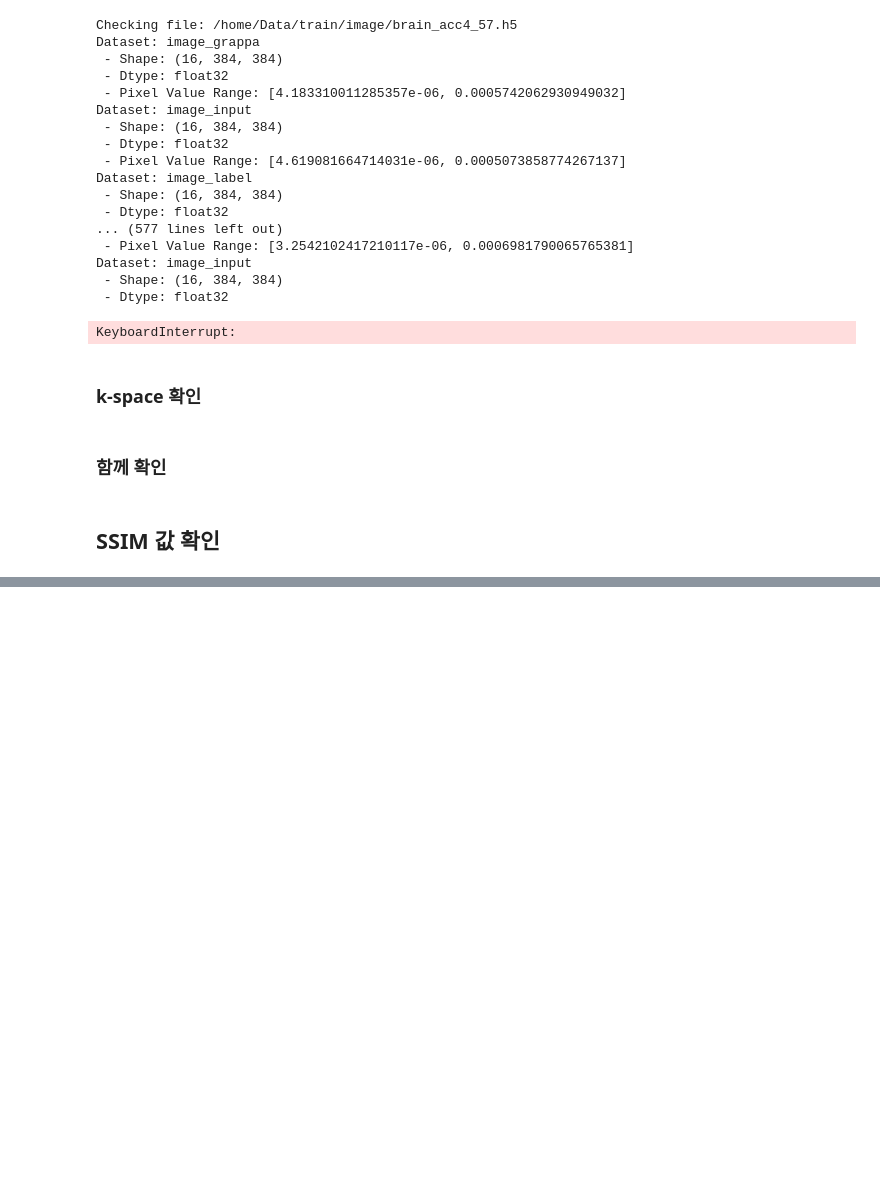
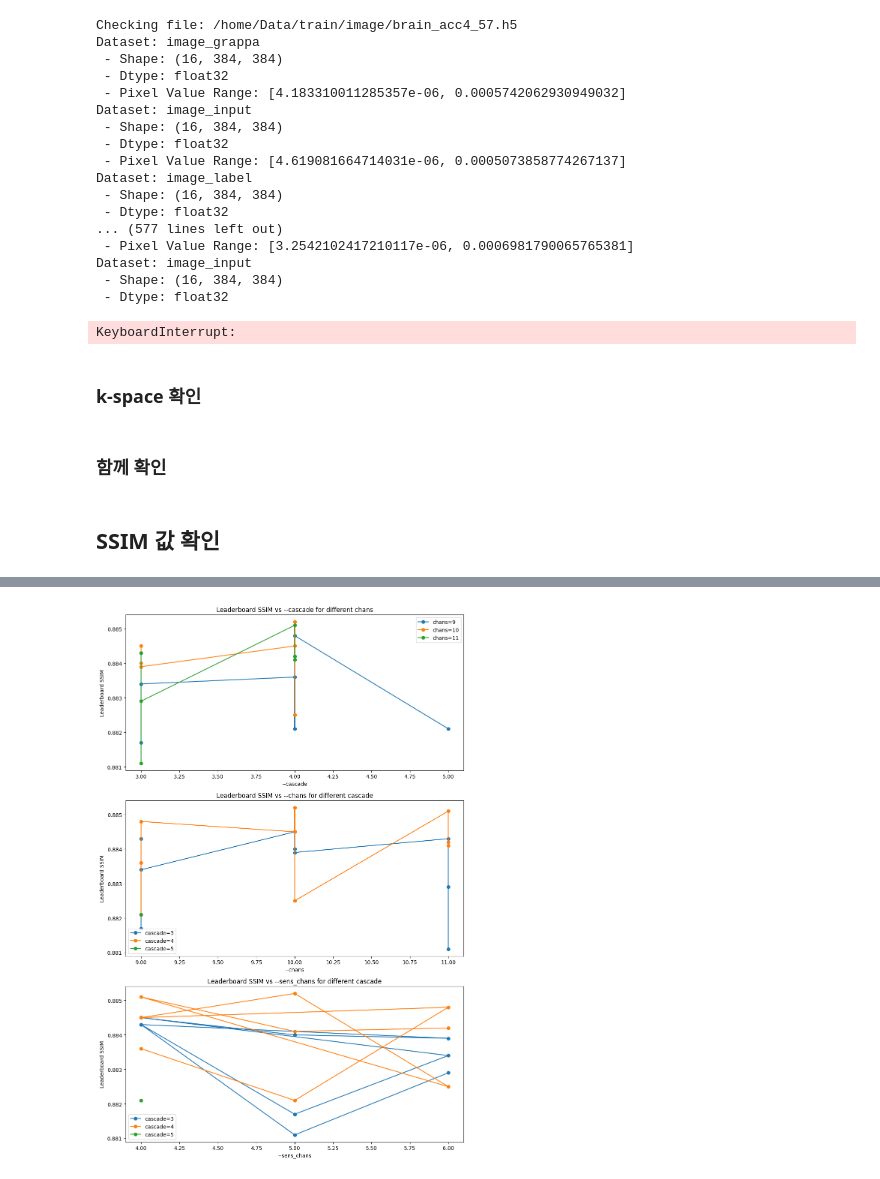
Before and after one commit to W0N9058/FastMRI_challenge, a Jupyter notebook: temp/data_check.ipynb, the cells around one changed output, grey strips where cells are left out. Saved outputs shown, nothing was run; the diff lists cells and outputs as text; code cells hidden in the pictures; blank space fills up the shorter version.

```diff
--- a/temp/data_check.ipynb
+++ b/temp/data_check.ipynb
@@ -515,0 +540,47 @@ for file_name in common_files:
+# %%
+import matplotlib.pyplot as plt
+
+# 데이터를 리스트로 정리
+cascades = [3, 3, 3, 3, 3, 3, 3, 3, 3, 4, 4, 4, 4, 4, 4, 4, 4, 4, 5]
+chans = [9, 9, 9, 10, 10, 10, 11, 11, 11, 9, 9, 9, 10, 10, 10, 11, 11, 11, 9]
+sens_chans = [4, 5, 6, 4, 5, 6, 4, 5, 6, 4, 5, 6, 4, 5, 6, 4, 5, 6, 4]
+leaderboard_ssim = [0.8843, 0.8817, 0.8834, 0.8845, 0.8840, 0.8839, 0.8843, 0.8811, 0.8829,
+                    0.8836, 0.8821, 0.8848, 0.8845, 0.8852, 0.8825, 0.8851, 0.8841, 0.8842, 0.8821]
+
+# 그래프 그리기
+fig, axs = plt.subplots(3, 1, figsize=(10, 15))
+
+# 그래프 1: --cascade vs Leaderboard SSIM (각 chans 값에 대해)
+for chan in set(chans):
+    filtered_ssim = [leaderboard_ssim[i] for i in range(len(cascades)) if chans[i] == chan]
+    filtered_cascades = [cascades[i] for i in range(len(cascades)) if chans[i] == chan]
+    axs[0].plot(filtered_cascades, filtered_ssim, marker='o', label=f'chans={chan}')
+axs[0].set_xlabel('--cascade')
+axs[0].set_ylabel('Leaderboard SSIM')
+axs[0].set_title('Leaderboard SSIM vs --cascade for different chans')
+axs[0].legend()
+
+# 그래프 2: --chans vs Leaderboard SSIM (각 cascade 값에 대해)
+for cascade in set(cascades):
+    filtered_ssim = [leaderboard_ssim[i] for i in range(len(cascades)) if cascades[i] == cascade]
+    filtered_chans = [chans[i] for i in range(len(cascades)) if cascades[i] == cascade]
+    axs[1].plot(filtered_chans, filtered_ssim, marker='o', label=f'cascade={cascade}')
+axs[1].set_xlabel('--chans')
+axs[1].set_ylabel('Leaderboard SSIM')
+axs[1].set_title('Leaderboard SSIM vs --chans for different cascade')
+axs[1].legend()
+
+# 그래프 3: --sens_chans vs Leaderboard SSIM (각 cascade 값에 대해)
+for cascade in set(cascades):
+    filtered_ssim = [leaderboard_ssim[i] for i in range(len(cascades)) if cascades[i] == cascade]
+    filtered_sens_chans = [sens_chans[i] for i in range(len(cascades)) if cascades[i] == cascade]
+    axs[2].plot(filtered_sens_chans, filtered_ssim, marker='o', label=f'cascade={cascade}')
+axs[2].set_xlabel('--sens_chans')
+axs[2].set_ylabel('Leaderboard SSIM')
+axs[2].set_title('Leaderboard SSIM vs --sens_chans for different cascade')
+axs[2].legend()
+
+plt.tight_layout()
+plt.show()
+# %% [output]
+[figure, added]
```
Also changed, not shown: parts of 1 cell of this notebook, 14 other files.
